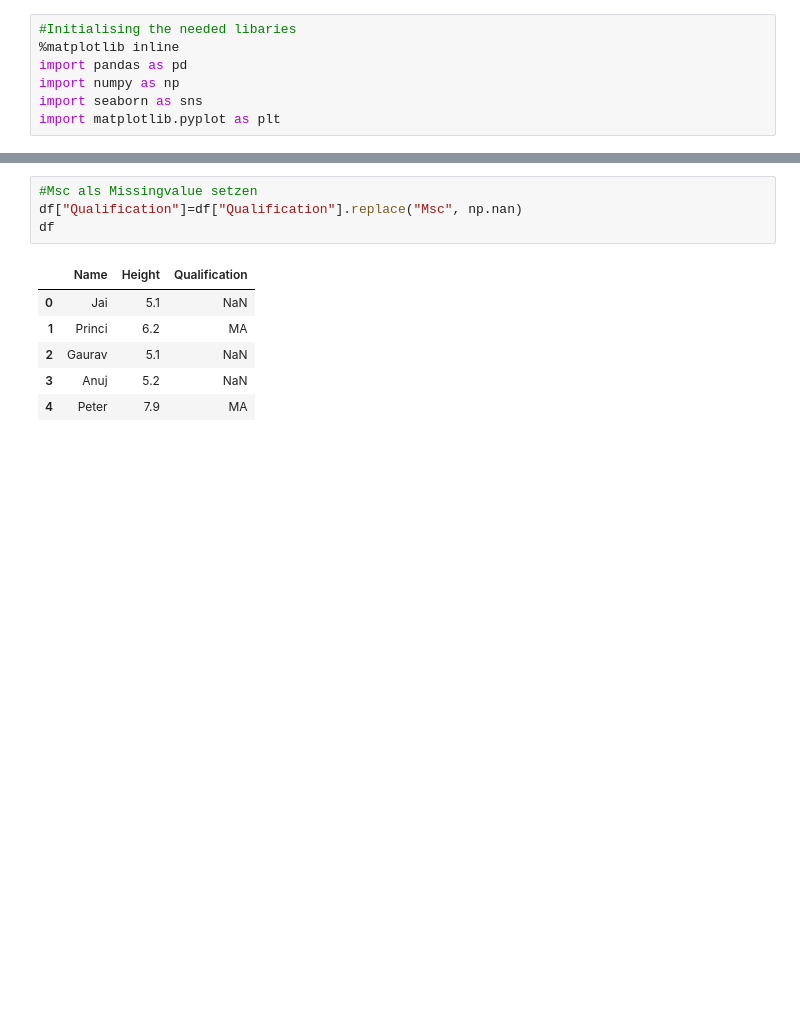
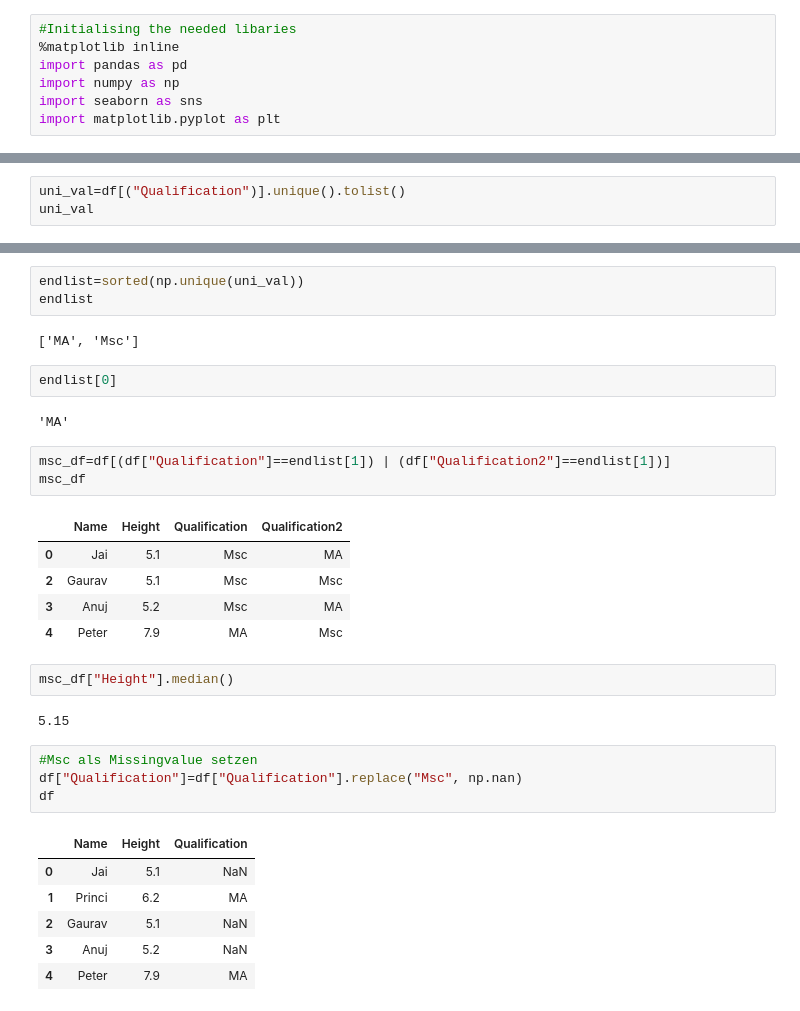
Before and after one commit to Marek-TL/BachelorThesis, a Jupyter notebook: test.ipynb, the cells around one changed output, grey strips where cells are left out. Saved outputs shown, nothing was run; the diff lists cells and outputs as text; blank space fills up the shorter version.

```diff
--- a/test.ipynb
+++ b/test.ipynb
@@ -24,0 +53,3 @@ df
+# %%
+uni_val=df[("Qualification")].unique().tolist()
+uni_val
@@ -25,3 +64,25 @@ df
+# %%
+endlist=sorted(np.unique(uni_val))
+endlist
+# %% [output]
+['MA', 'Msc']
+# %%
+endlist[0]
+# %% [output]
+'MA'
+# %%
+msc_df=df[(df["Qualification"]==endlist[1]) | (df["Qualification2"]==endlist[1])]
+msc_df
+# %% [output]
+|  | Name | Height | Qualification | Qualification2 |
+| 0 | Jai | 5.1 | Msc | MA |
+| 2 | Gaurav | 5.1 | Msc | Msc |
+| 3 | Anuj | 5.2 | Msc | MA |
+| 4 | Peter | 7.9 | MA | Msc |
+# %%
+msc_df["Height"].median()
+# %% [output]
+5.15
 # %%
 #Msc als Missingvalue setzen
 df["Qualification"]=df["Qualification"].replace("Msc", np.nan)
```
Also changed, not shown: parts of 6 cells of this notebook, 11 other files.
